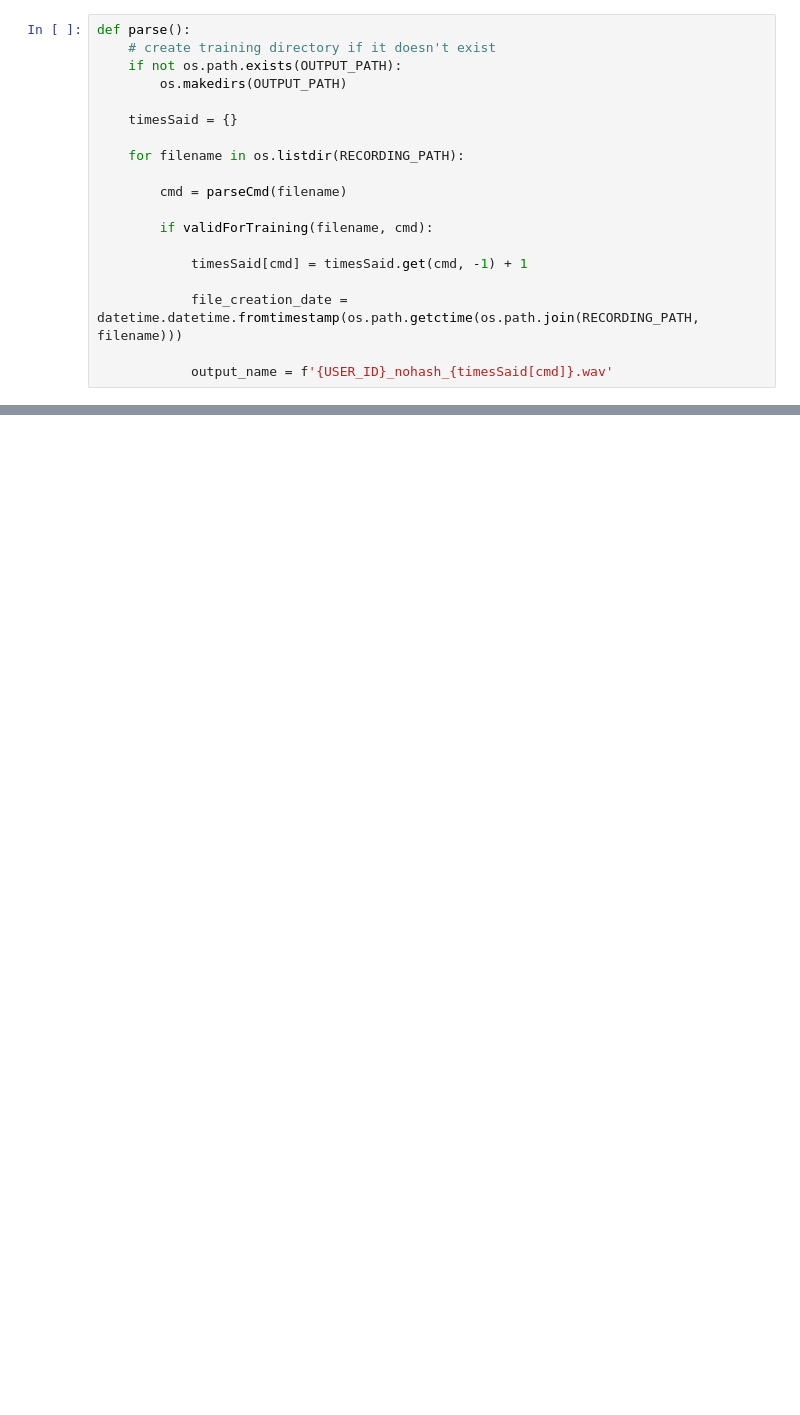
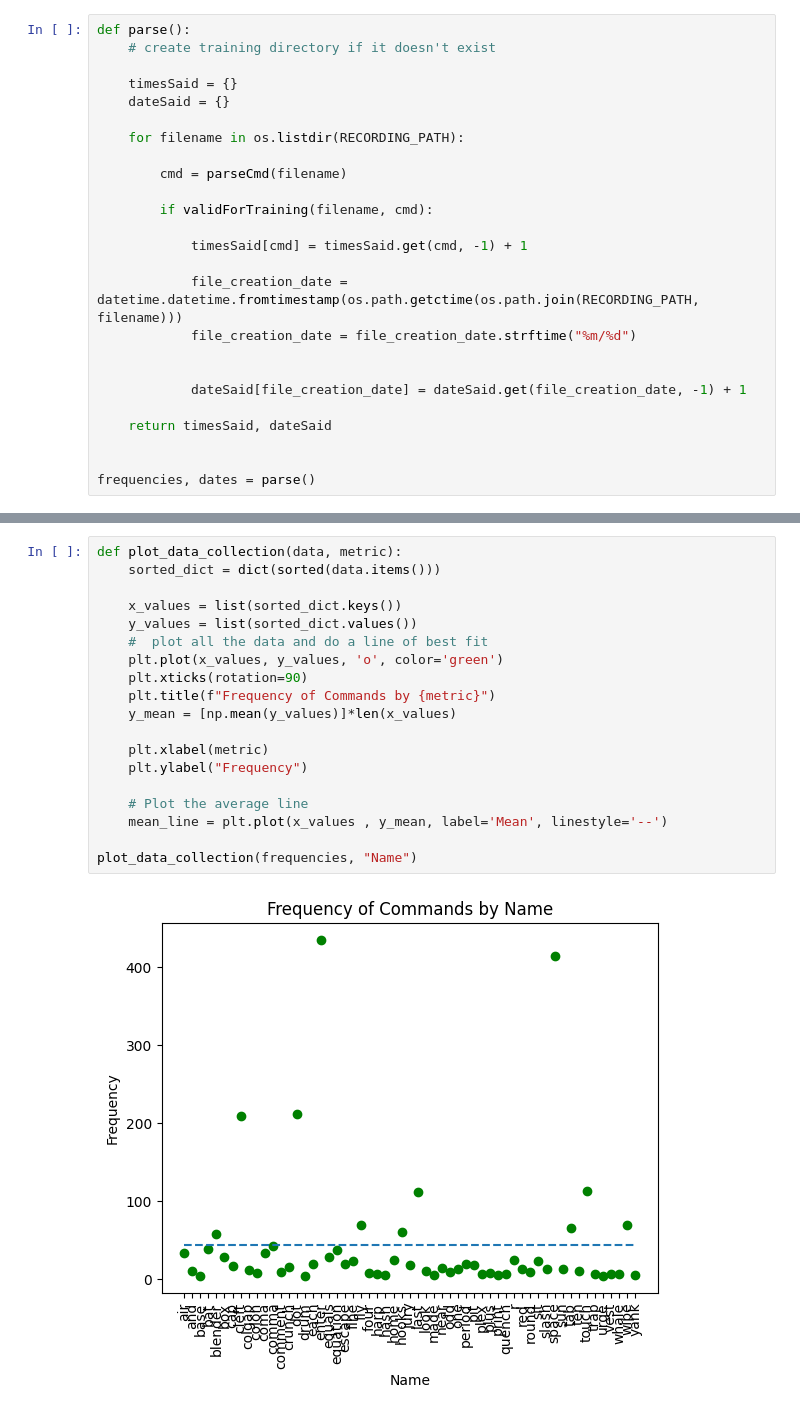
Before and after one commit to C-Loftus/Princeton-Thesis, a Jupyter notebook: client/scripts/dataset-analysis.ipynb, the cells around one changed output, grey strips where cells are left out. Drawn from its saved outputs; the diff is of its cells as text; blank space fills up the shorter version.

```diff
--- a/client/scripts/dataset-analysis.ipynb
+++ b/client/scripts/dataset-analysis.ipynb
@@ -47,10 +30,9 @@ def validForTraining(filename, cmd) -> bool:
 # %%
 def parse():
     # create training directory if it doesn't exist
-    if not os.path.exists(OUTPUT_PATH):
-        os.makedirs(OUTPUT_PATH)
 
     timesSaid = {}
+    dateSaid = {}
 
     for filename in os.listdir(RECORDING_PATH):
 
@@ -61,5 +43,12 @@ def parse():
             timesSaid[cmd] = timesSaid.get(cmd, -1) + 1
 
             file_creation_date = datetime.datetime.fromtimestamp(os.path.getctime(os.path.join(RECORDING_PATH, filename)))
+            file_creation_date = file_creation_date.strftime("%m/%d")
 
-            output_name = f'{USER_ID}_nohash_{timesSaid[cmd]}.wav'
+
+            dateSaid[file_creation_date] = dateSaid.get(file_creation_date, -1) + 1
+
+    return timesSaid, dateSaid
+
+
+frequencies, dates = parse()
@@ -65,0 +93,21 @@ def parse():
+# %%
+def plot_data_collection(data, metric):
+    sorted_dict = dict(sorted(data.items()))
+
+    x_values = list(sorted_dict.keys())
+    y_values = list(sorted_dict.values())
+    #  plot all the data and do a line of best fit
+    plt.plot(x_values, y_values, 'o', color='green')
+    plt.xticks(rotation=90)
+    plt.title(f"Frequency of Commands by {metric}")
+    y_mean = [np.mean(y_values)]*len(x_values)
+
+    plt.xlabel(metric)
+    plt.ylabel("Frequency")
+
+    # Plot the average line
+    mean_line = plt.plot(x_values , y_mean, label='Mean', linestyle='--')
+
+plot_data_collection(frequencies, "Name")
+# %% [output]
+[figure, added]
```
Also changed, not shown: parts of 7 cells of this notebook, 11 other files.
